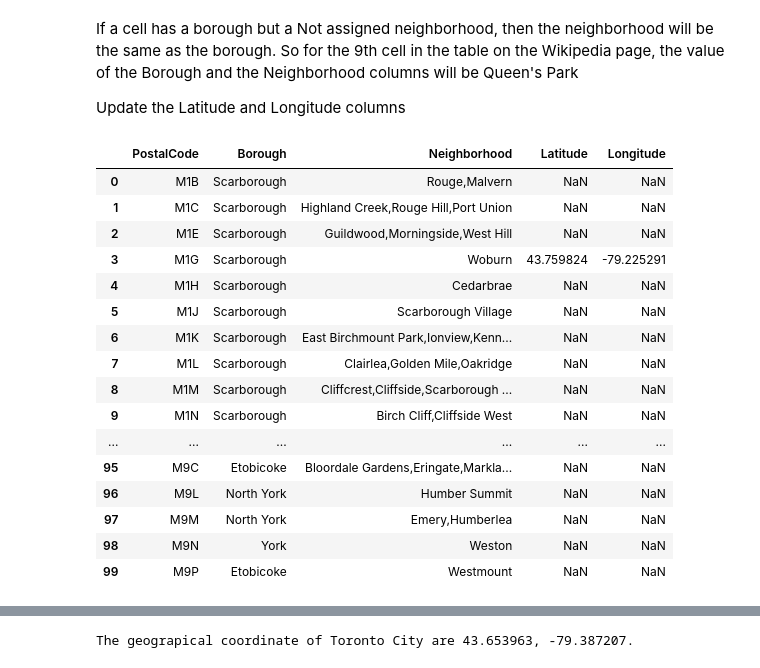
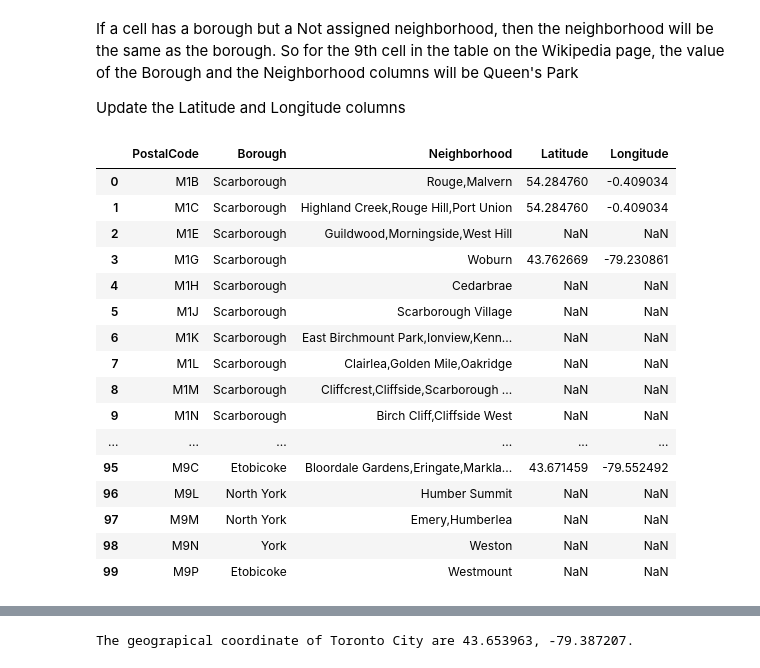
Before and after one commit to Aditya2710/Coursera_Capstone, a Jupyter notebook: SegmentingClusteringNeighborhoodsToronto.ipynb, the cells around one changed output, grey strips where cells are left out. Saved outputs shown, nothing was run; the diff lists cells and outputs as text; code cells hidden in the pictures.

```diff
--- a/SegmentingClusteringNeighborhoodsToronto.ipynb
+++ b/SegmentingClusteringNeighborhoodsToronto.ipynb
@@ -90,6 +90,12 @@ df.head(100)
 # %%
 grouped= df.groupby(['PostalCode', 'Borough'], as_index=False, sort=True).apply(lambda group: ','.join(group['Neighborhood'])).reset_index()
 grouped.rename(columns={0 : 'Neighborhood'}, inplace=True)
+for key, data in grouped.iterrows():
+   # print(data['Neighbourhoods'])
+
+    if data['Neighborhood'] =='Not assigned':
+        grouped.loc[key,'Neighborhood'] = data['Borough']
+
 grouped.head(100)
 # %% [output]
 |  | PostalCode | Borough | Neighborhood |
@@ -120,34 +126,33 @@ Update the Latitude and Longitude columns
 # %%
 
 
 grouped.add('Latitude', fill_value=None)
 grouped.add('Longitude', fill_value=None)
 # Exclude the first row..
 neighborhoods=grouped
 #neighborhoods.dropna(thresh=2, inplace=True)
 
 for key, data in neighborhoods.iterrows():
    # print(data['Neighbourhoods'])
    try:
-    if data['Neighborhood'] =='Not assigned':
-        neighborhoods.loc[key,'Neighborhood'] = data['Borough']
-    address = data['Neighborhood'] + ', ' + data['Borough'] + ',' + data['PostalCode']
+
+    address = data['Borough'] + ',' + data['PostalCode']
        #print(address)
     geolocator = Nominatim()
     location = geolocator.geocode(address)
     neighborhoods.loc[key,'Latitude'] = location.latitude
     neighborhoods.loc[key, 'Longitude'] = location.longitude
        #print( location.latitude, location.longitude)
    except:
         #print(address)
         pass
 neighborhoods.head(100)
 # %% [output]
 |  | PostalCode | Borough | Neighborhood | Latitude | Longitude |
-| 0 | M1B | Scarborough | Rouge,Malvern | NaN | NaN |
-| 1 | M1C | Scarborough | Highland Creek,Rouge Hill,Port Union | NaN | NaN |
+| 0 | M1B | Scarborough | Rouge,Malvern | 54.284760 | -0.409034 |
+| 1 | M1C | Scarborough | Highland Creek,Rouge Hill,Port Union | 54.284760 | -0.409034 |
 | 2 | M1E | Scarborough | Guildwood,Morningside,West Hill | NaN | NaN |
-| 3 | M1G | Scarborough | Woburn | 43.759824 | -79.225291 |
+| 3 | M1G | Scarborough | Woburn | 43.762669 | -79.230861 |
 | 4 | M1H | Scarborough | Cedarbrae | NaN | NaN |
 | 5 | M1J | Scarborough | Scarborough Village | NaN | NaN |
 | 6 | M1K | Scarborough | East Birchmount Park,Ionview,Kenn... | NaN | NaN |
@@ -155,7 +160,7 @@ neighborhoods.head(100)
 | 8 | M1M | Scarborough | Cliffcrest,Cliffside,Scarborough ... | NaN | NaN |
 | 9 | M1N | Scarborough | Birch Cliff,Cliffside West | NaN | NaN |
 | ... | ... | ... | ... | ... | ... |
-| 95 | M9C | Etobicoke | Bloordale Gardens,Eringate,Markla... | NaN | NaN |
+| 95 | M9C | Etobicoke | Bloordale Gardens,Eringate,Markla... | 43.671459 | -79.552492 |
 | 96 | M9L | North York | Humber Summit | NaN | NaN |
 | 97 | M9M | North York | Emery,Humberlea | NaN | NaN |
 | 98 | M9N | York | Weston | NaN | NaN |
```
Also changed, not shown: parts of 24 cells of this notebook.
